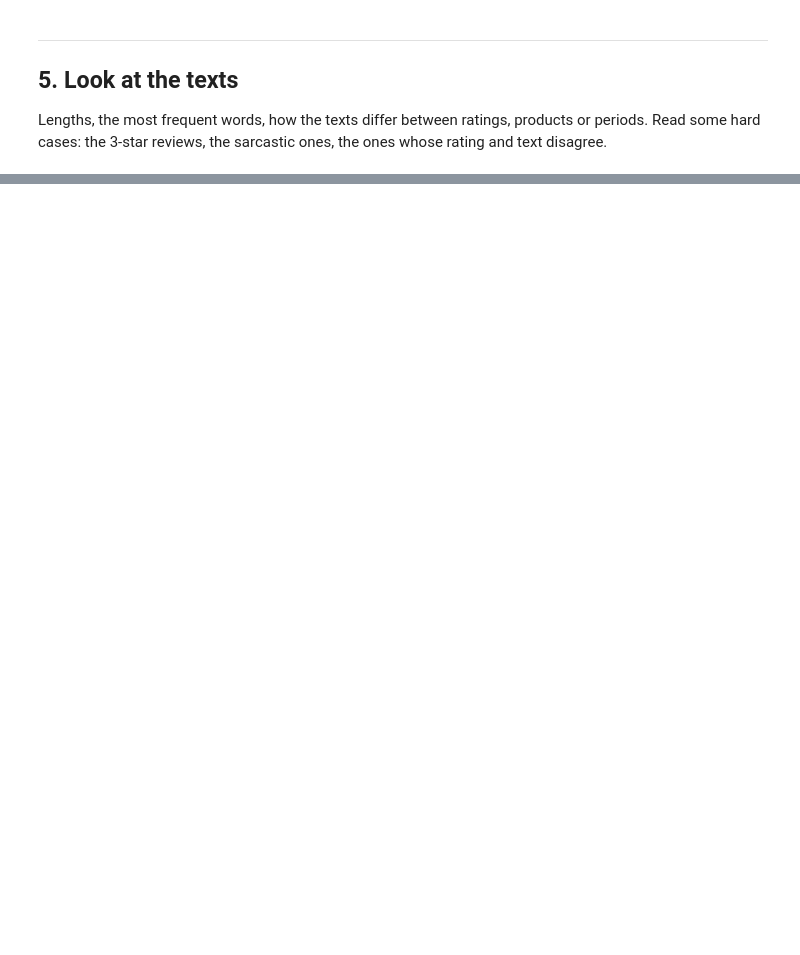
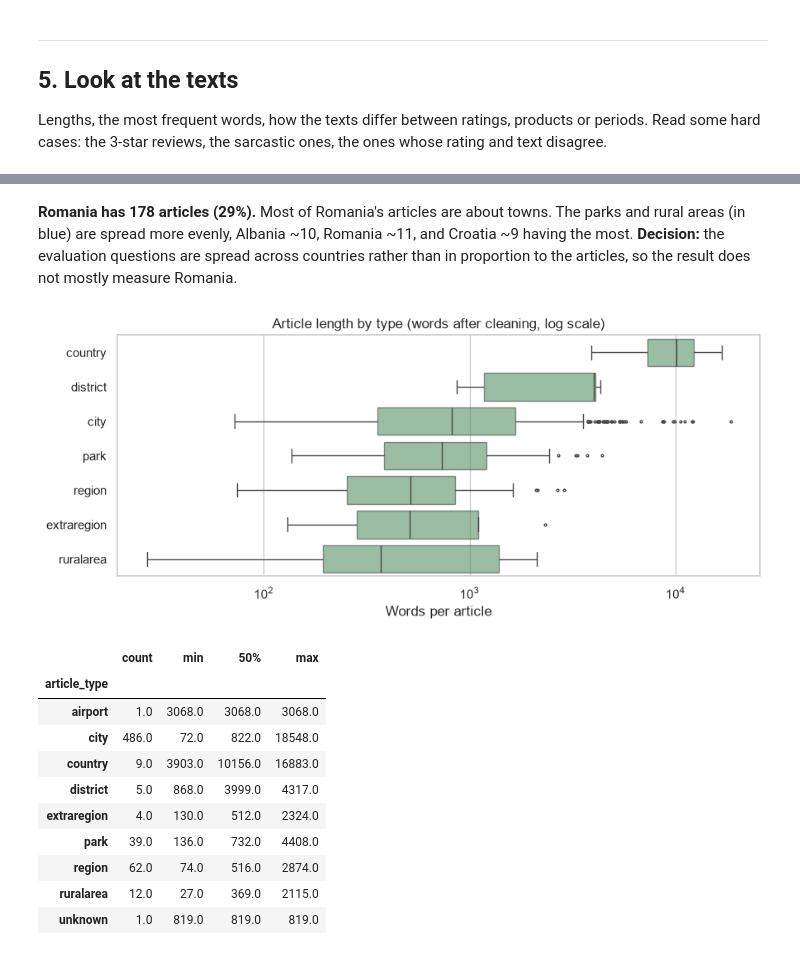
Before and after one commit to jkrstevska/project-3-ai-product, a Jupyter notebook: notebooks/01_framing_and_baseline.ipynb, the cells around one changed output, grey strips where cells are left out. Saved outputs shown, nothing was run; the diff lists cells and outputs as text; code cells hidden in the pictures; blank space fills up the shorter version.

```diff
--- a/notebooks/01_framing_and_baseline.ipynb
+++ b/notebooks/01_framing_and_baseline.ipynb
@@ -72,0 +395,29 @@ Skip this section on the LLM track.
+# %% [markdown]
+**Romania has 178 articles (29%).** Most of Romania's articles are about towns. The parks and rural areas (in blue) are spread more evenly, Albania ~10, Romania ~11, and Croatia ~9 having the most. **Decision:** the evaluation questions are spread across countries rather than in proportion to the articles, so the result does not mostly measure Romania.
+# %%
+# Article length by type
+order = articles.groupby("article_type")["n_words"].median().sort_values(ascending=False).index
+order = [t for t in order if (articles["article_type"] == t).sum() >= 4]
+
+fig, ax = plt.subplots(figsize=(9, 4))
+sns.boxplot(data=articles[articles["article_type"].isin(order)], x="n_words", y="article_type",
+            order=order, color=FOREST, fliersize=2, ax=ax, boxprops={"alpha": 0.6})
+ax.set_xscale("log")
+ax.set_title("Article length by type (words after cleaning, log scale)")
+ax.set_xlabel("Words per article"); ax.set_ylabel("")
+plt.tight_layout(); plt.show()
+
+articles.groupby("article_type")["n_words"].describe()[["count", "min", "50%", "max"]].round(0)
+# %% [output]
+[figure, added]
+|  | count | min | 50% | max |
+| article_type |  |  |  |  |
+| airport | 1.0 | 3068.0 | 3068.0 | 3068.0 |
+| city | 486.0 | 72.0 | 822.0 | 18548.0 |
+| country | 9.0 | 3903.0 | 10156.0 | 16883.0 |
+| district | 5.0 | 868.0 | 3999.0 | 4317.0 |
+| extraregion | 4.0 | 130.0 | 512.0 | 2324.0 |
+| park | 39.0 | 136.0 | 732.0 | 4408.0 |
+| region | 62.0 | 74.0 | 516.0 | 2874.0 |
+| ruralarea | 12.0 | 27.0 | 369.0 | 2115.0 |
+| unknown | 1.0 | 819.0 | 819.0 | 819.0 |
```
Also changed, not shown: parts of 53 cells of this notebook, 14 other files.
